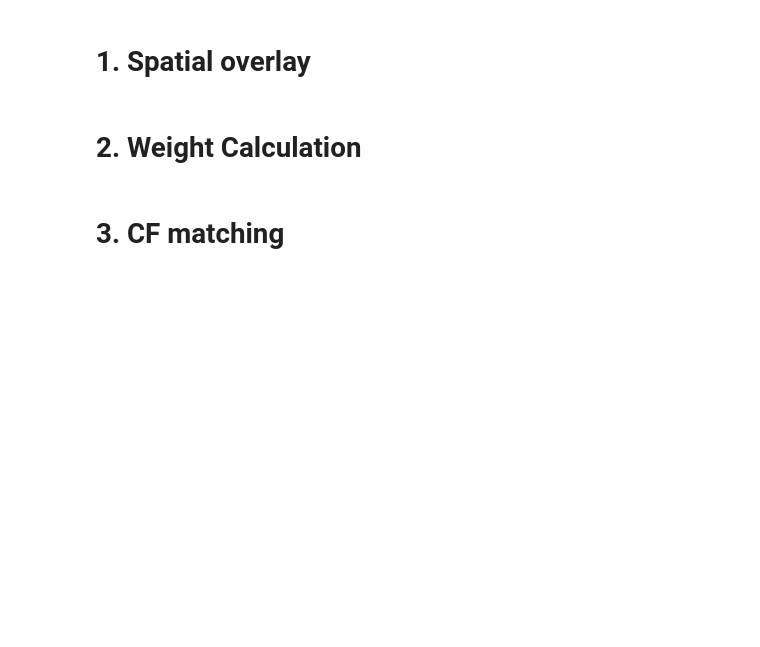
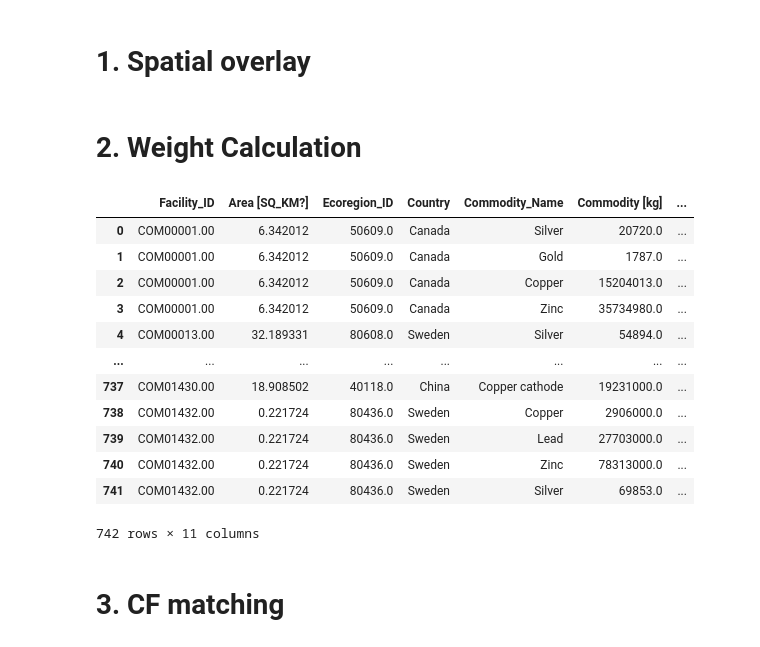
Before and after one commit to Laboratory-for-Energy-Systems-Analysis/edges, a Jupyter notebook: dev/Land use - Biodiversity/Test_Severin_edges_Biodiversity_Biomes.ipynb, the cells around one changed output. Cells and saved outputs as stored; diff of their text form; code cells hidden in the pictures; blank space fills up the shorter version.

```diff
--- a/dev/Land use - Biodiversity/Test_Severin_edges_Biodiversity_Biomes.ipynb
+++ b/dev/Land use - Biodiversity/Test_Severin_edges_Biodiversity_Biomes.ipynb
@@ -121,6 +121,24 @@ country_areas
 overlay = gpd.overlay(countries, ecoregions, how='intersection')
 # %% [markdown]
 # 2. Weight Calculation
+# %%
+facilities = gpd.read_file("data/production_facilities.geojson")
+facilities
+# Hallo :)
+# %% [output]
+|  | Facility_ID | Area [SQ_KM?] | Ecoregion_ID | Country | Commodity_Name | Commodity [kg] | ... |
+| 0 | COM00001.00 | 6.342012 | 50609.0 | Canada | Silver | 20720.0 | ... |
+| 1 | COM00001.00 | 6.342012 | 50609.0 | Canada | Gold | 1787.0 | ... |
+| 2 | COM00001.00 | 6.342012 | 50609.0 | Canada | Copper | 15204013.0 | ... |
+| 3 | COM00001.00 | 6.342012 | 50609.0 | Canada | Zinc | 35734980.0 | ... |
+| 4 | COM00013.00 | 32.189331 | 80608.0 | Sweden | Silver | 54894.0 | ... |
+| ... | ... | ... | ... | ... | ... | ... | ... |
+| 737 | COM01430.00 | 18.908502 | 40118.0 | China | Copper cathode | 19231000.0 | ... |
+| 738 | COM01432.00 | 0.221724 | 80436.0 | Sweden | Copper | 2906000.0 | ... |
+| 739 | COM01432.00 | 0.221724 | 80436.0 | Sweden | Lead | 27703000.0 | ... |
+| 740 | COM01432.00 | 0.221724 | 80436.0 | Sweden | Zinc | 78313000.0 | ... |
+| 741 | COM01432.00 | 0.221724 | 80436.0 | Sweden | Silver | 69853.0 | ... |
+742 rows × 11 columns
 # %%
 # Calculate area of each intersection in km2
 # Use an equal-area projection to get accurate areas
```
Also changed, not shown: parts of 4 cells of this notebook, 1 other file.
